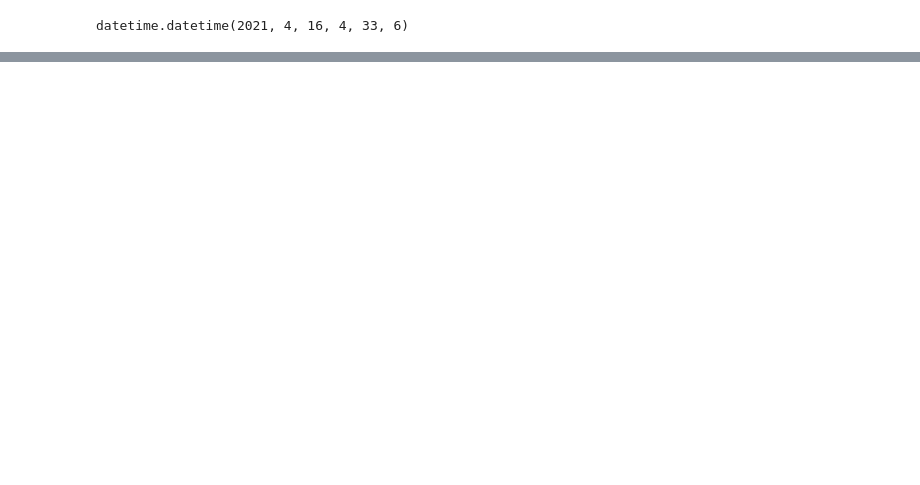
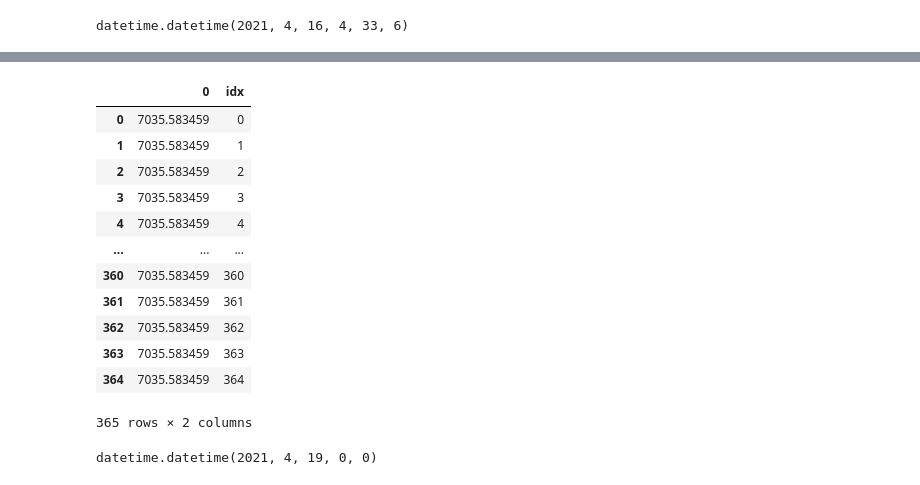
Before and after one commit to manojach87/miscellaneous, a Jupyter notebook: coingecko.ipynb, the cells around one changed output, grey strips where cells are left out. Saved outputs shown, nothing was run; the diff lists cells and outputs as text; code cells hidden in the pictures; blank space fills up the shorter version.

```diff
--- a/coingecko.ipynb
+++ b/coingecko.ipynb
@@ -143,0 +177,8 @@ getHistory("ethereum")
+# %%
+from tbats import TBATS, BATS
+# Fit the model
+estimator = TBATS(seasonal_periods=(7, 365.25))
+# %%
+model = estimator.fit(y_to_train)
+# Forecast 365 days ahead
+y_forecast = model.forecast(steps=365)
@@ -143,0 +205,31 @@ getHistory("ethereum")
+# %%
+df1=pd.DataFrame(y_forecast)
+# %%
+df1["idx"]=df1.index
+# %%
+df1
+# %% [output]
+|  | 0 | idx |
+| 0 | 7035.583459 | 0 |
+| 1 | 7035.583459 | 1 |
+| 2 | 7035.583459 | 2 |
+| 3 | 7035.583459 | 3 |
+| 4 | 7035.583459 | 4 |
+| ... | ... | ... |
+| 360 | 7035.583459 | 360 |
+| 361 | 7035.583459 | 361 |
+| 362 | 7035.583459 | 362 |
+| 363 | 7035.583459 | 363 |
+| 364 | 7035.583459 | 364 |
+365 rows × 2 columns
+# %%
+def addDays(n=0):
+  from datetime import datetime, timedelta
+  #d1=datetime.today() + timedelta(days=1)
+  d1 = (datetime.today()+ timedelta(days=n)).strftime("%Y-%m-%d")
+  d1=datetime.strptime(d1, '%Y-%m-%d')
+  #print(d1)
+  return d1
+addDays()
+# %% [output]
+datetime.datetime(2021, 4, 19, 0, 0)
```
Also changed, not shown: parts of 16 cells of this notebook.
